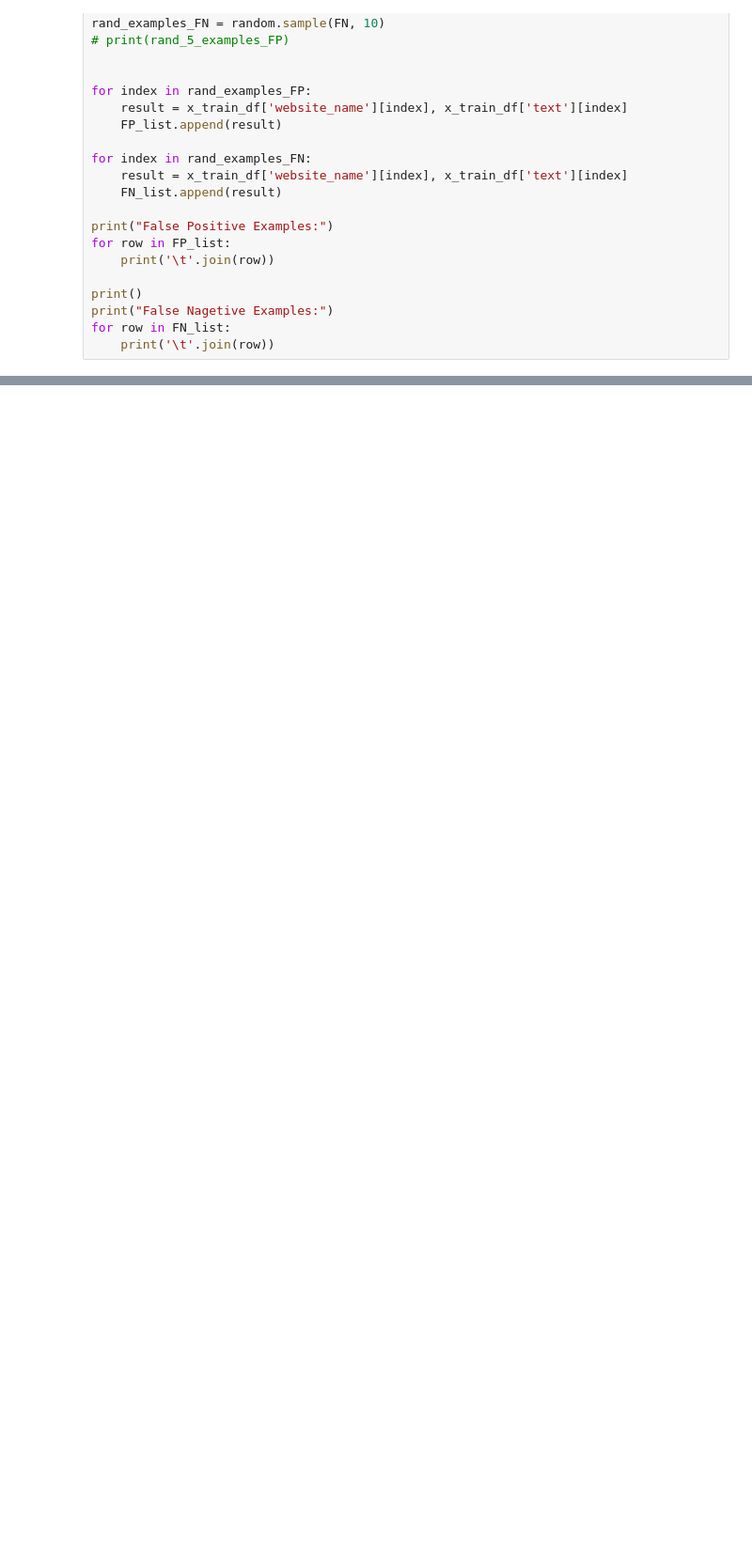
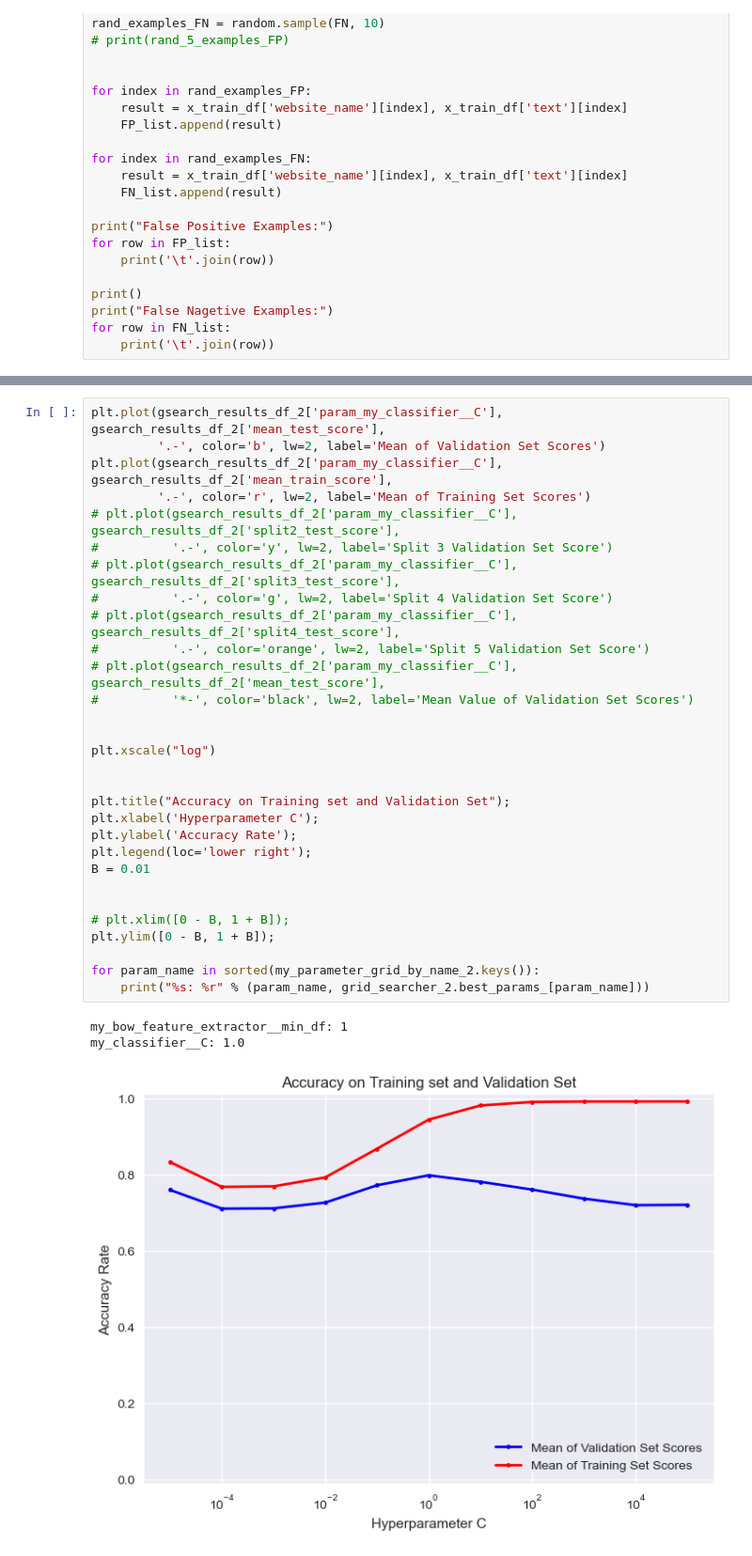
Before and after one commit to shigureTufts/CS135_ProjectA, a Jupyter notebook: wokring_notebook.ipynb, the cells around one changed output, grey strips where cells are left out. Shown at 94% size. Saved outputs shown, nothing was run; the diff lists cells and outputs as text; blank space fills up the shorter version.

```diff
--- a/wokring_notebook.ipynb
+++ b/wokring_notebook.ipynb
@@ -518,0 +520,34 @@ my_classifier__C: 1.0
+# %%
+plt.plot(gsearch_results_df_2['param_my_classifier__C'], gsearch_results_df_2['mean_test_score'],
+         '.-', color='b', lw=2, label='Mean of Validation Set Scores')
+plt.plot(gsearch_results_df_2['param_my_classifier__C'], gsearch_results_df_2['mean_train_score'],
+         '.-', color='r', lw=2, label='Mean of Training Set Scores')
+# plt.plot(gsearch_results_df_2['param_my_classifier__C'], gsearch_results_df_2['split2_test_score'],
+#          '.-', color='y', lw=2, label='Split 3 Validation Set Score')
+# plt.plot(gsearch_results_df_2['param_my_classifier__C'], gsearch_results_df_2['split3_test_score'],
+#          '.-', color='g', lw=2, label='Split 4 Validation Set Score')
+# plt.plot(gsearch_results_df_2['param_my_classifier__C'], gsearch_results_df_2['split4_test_score'],
+#          '.-', color='orange', lw=2, label='Split 5 Validation Set Score')
+# plt.plot(gsearch_results_df_2['param_my_classifier__C'], gsearch_results_df_2['mean_test_score'],
+#          '*-', color='black', lw=2, label='Mean Value of Validation Set Scores')
+
+
+plt.xscale("log")
+
+
+plt.title("Accuracy on Training set and Validation Set");
+plt.xlabel('Hyperparameter C');
+plt.ylabel('Accuracy Rate');
+plt.legend(loc='lower right');
+B = 0.01
+
+
+# plt.xlim([0 - B, 1 + B]);
+plt.ylim([0 - B, 1 + B]);
+
+for param_name in sorted(my_parameter_grid_by_name_2.keys()):
+    print("%s: %r" % (param_name, grid_searcher_2.best_params_[param_name]))
+# %% [output]
+my_bow_feature_extractor__min_df: 1
+my_classifier__C: 1.0
+[figure, added]
```
Also changed, not shown: parts of 1 cell of this notebook, 2 other files.
